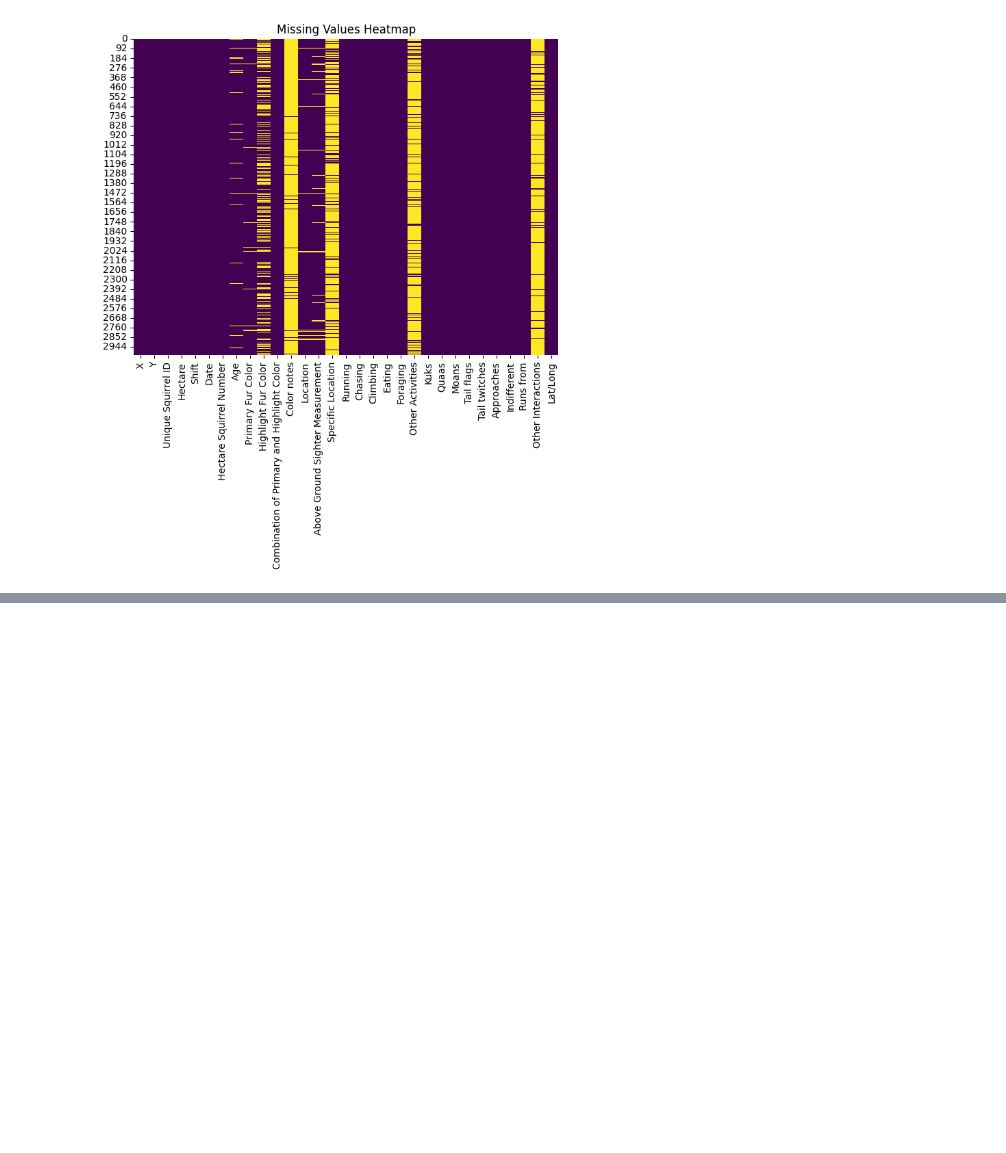
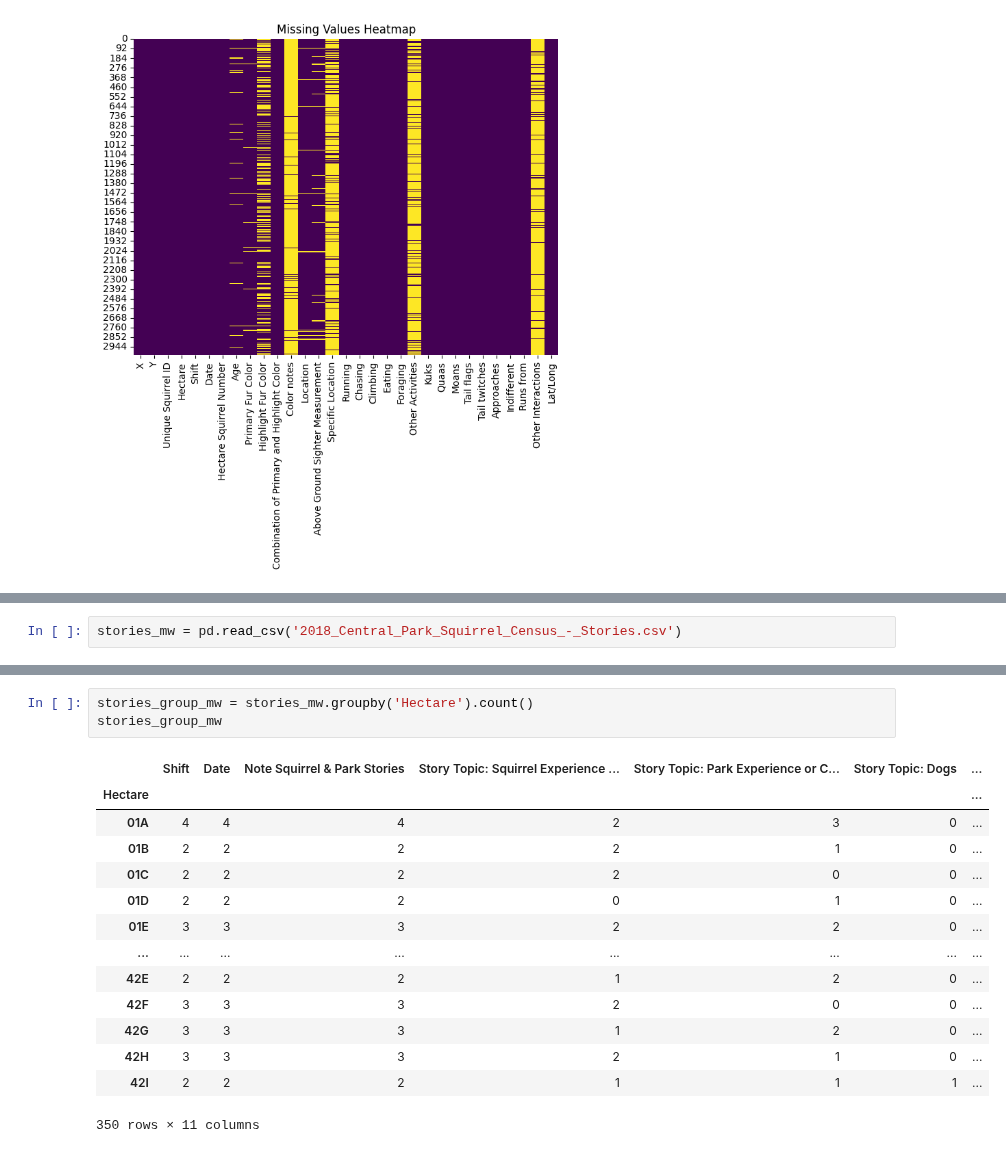
Before and after one commit to pritchardashley/Data-Science-SIMP, a Jupyter notebook: squirrel data.ipynb, the cells around one changed output, grey strips where cells are left out. Cells and saved outputs as stored; diff of their text form; blank space fills up the shorter version.

```diff
--- a/squirrel data.ipynb
+++ b/squirrel data.ipynb
@@ -61,0 +101,2 @@ plt.show()
+# %%
+stories_mw = pd.read_csv('2018_Central_Park_Squirrel_Census_-_Stories.csv')
@@ -61,0 +121,18 @@ plt.show()
+# %%
+stories_group_mw = stories_mw.groupby('Hectare').count()
+stories_group_mw
+# %% [output]
+|  | Shift | Date | Note Squirrel & Park Stories | Story Topic: Squirrel Experience ... | Story Topic: Park Experience or C... | Story Topic: Dogs | ... |
+| Hectare |  |  |  |  |  |  | ... |
+| 01A | 4 | 4 | 4 | 2 | 3 | 0 | ... |
+| 01B | 2 | 2 | 2 | 2 | 1 | 0 | ... |
+| 01C | 2 | 2 | 2 | 2 | 0 | 0 | ... |
+| 01D | 2 | 2 | 2 | 0 | 1 | 0 | ... |
+| 01E | 3 | 3 | 3 | 2 | 2 | 0 | ... |
+| ... | ... | ... | ... | ... | ... | ... | ... |
+| 42E | 2 | 2 | 2 | 1 | 2 | 0 | ... |
+| 42F | 3 | 3 | 3 | 2 | 0 | 0 | ... |
+| 42G | 3 | 3 | 3 | 1 | 2 | 0 | ... |
+| 42H | 3 | 3 | 3 | 2 | 1 | 0 | ... |
+| 42I | 2 | 2 | 2 | 1 | 1 | 1 | ... |
+350 rows × 11 columns
```
Also changed, not shown: parts of 18 cells of this notebook.
